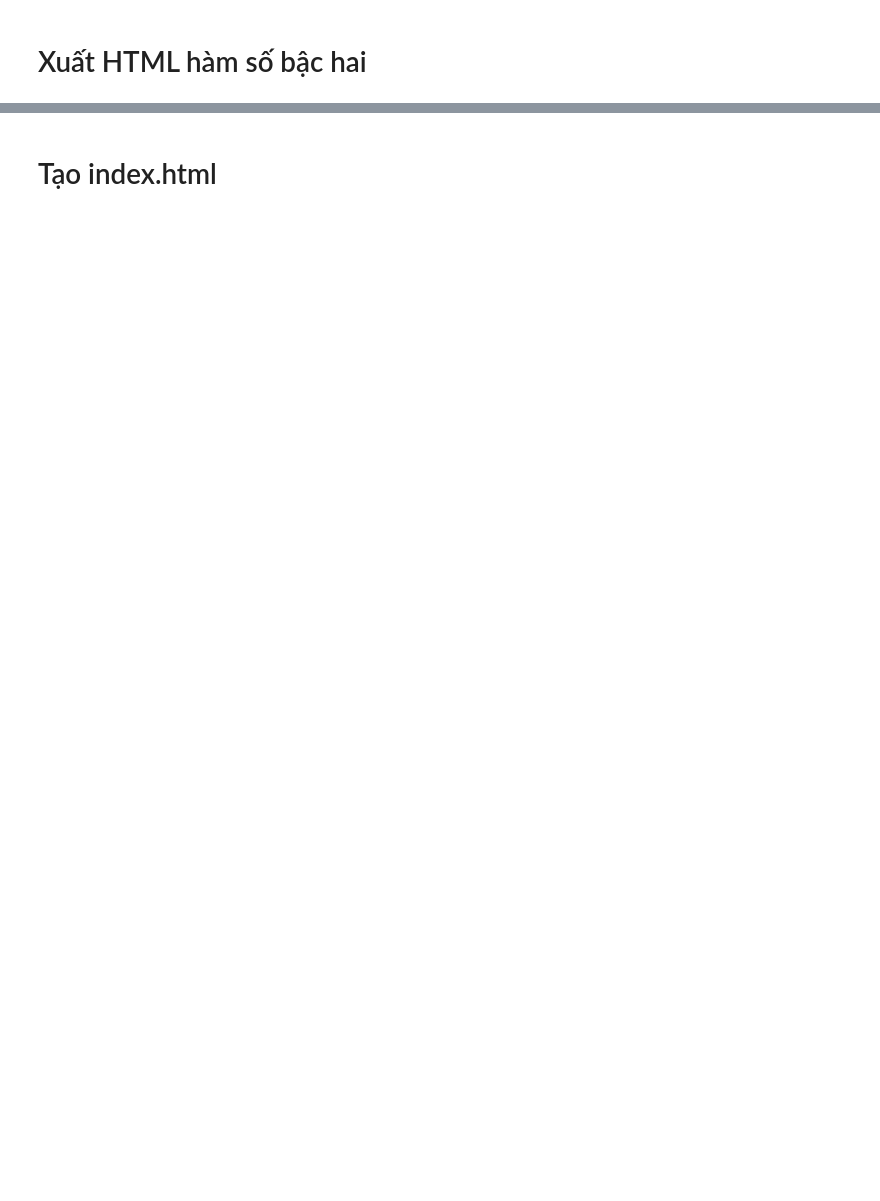
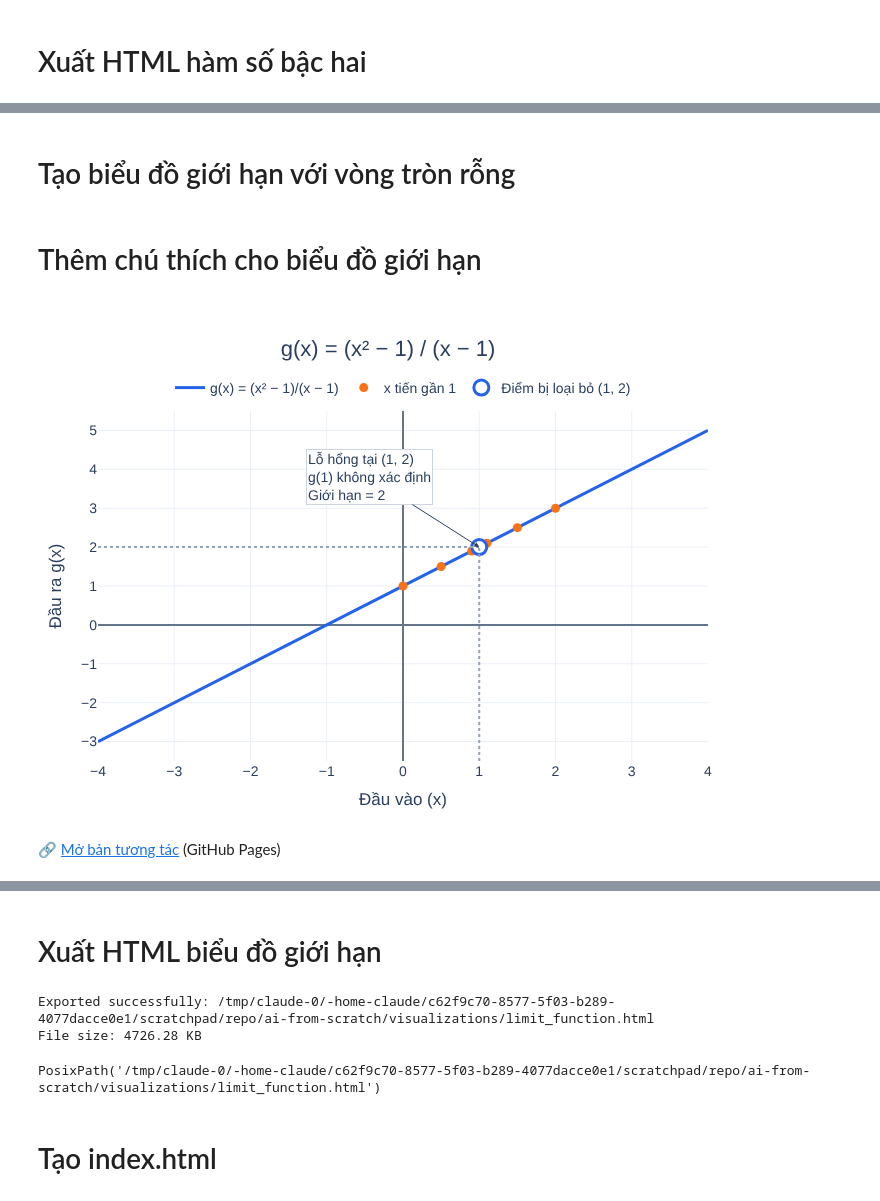
Before and after one commit to tlh222k/ai-from-scratch, a Jupyter notebook: visualizations/notebooks/function_visualization.ipynb, the cells around one changed output, grey strips where cells are left out. Drawn from its saved outputs; the diff is of its cells as text; code cells hidden in the pictures; blank space fills up the shorter version.

```diff
--- a/visualizations/notebooks/function_visualization.ipynb
+++ b/visualizations/notebooks/function_visualization.ipynb
@@ -847,0 +915,2 @@ WindowsPath('D:/lh222k/ai-from-scratch/visualizations/quadratic_function.html')
+# %% [markdown]
+# Tạo biểu đồ giới hạn với vòng tròn rỗng
@@ -847,0 +1057,56 @@ WindowsPath('D:/lh222k/ai-from-scratch/visualizations/quadratic_function.html')
+# %% [markdown]
+# Thêm chú thích cho biểu đồ giới hạn
+# %%
+limit_caption = r"""
+Xét hàm số \(g(x)=\dfrac{x^2-1}{x-1}\). Hàm số này
+<strong>không xác định tại \(x=1\)</strong> vì mẫu số bằng 0
+(\(g(1)=\dfrac{0}{0}\)).
+
+<br><br>
+
+Với mọi \(x\neq 1\), ta có thể rút gọn:
+
+\[
+g(x)=\frac{(x-1)(x+1)}{x-1}=x+1
+\]
+
+Vì vậy, đồ thị của \(g(x)\) là
+<strong>đường thẳng \(y=x+1\) bị loại bỏ một điểm duy nhất</strong>
+tại \((1,2)\), được biểu thị bằng một
+<strong>vòng tròn rỗng</strong>.
+
+<br><br>
+
+<strong>Giới hạn (limit)</strong> khi \(x\) tiến đến 1 là giá trị
+\(y\) mà hàm số tiến gần đến, tức là 2:
+
+\[
+\lim_{x\to 1}\frac{x^2-1}{x-1}=2
+\]
+
+Các điểm màu cam cho thấy: khi \(x\) tiến gần 1 từ bên trái
+(0,9; 0,99) hoặc từ bên phải (1,1; 1,01), giá trị \(g(x)\)
+đều tiến gần 2.
+
+<br>
+
+<strong>Ý tưởng chính:</strong>
+
+Giới hạn chỉ quan tâm hàm số <em>tiến gần</em> đến giá trị nào,
+không yêu cầu hàm số phải xác định tại điểm đó.
+Ở đây \(g(1)\) không tồn tại, nhưng giới hạn vẫn bằng 2.
+"""
+
+
+add_caption(
+    fig=fig_limit,
+
+    caption=limit_caption,
+
+    title="Tìm hiểu giới hạn và điểm bị loại bỏ",
+
+    html_name="limit_function.html"
+)
+# %% [output]
+[figure, added]
+🔗 Mở bản tương tác (GitHub Pages)
@@ -848,3 +1114,21 @@ WindowsPath('D:/lh222k/ai-from-scratch/visualizations/quadratic_function.html')
+# %% [markdown]
+# Xuất HTML biểu đồ giới hạn
+# %%
+export_figure(
+    fig=fig_limit,
+
+    filename="limit_function.html",
+
+    caption=limit_caption,
+
+    caption_title="Tìm hiểu giới hạn và điểm bị loại bỏ",
+
+    page_title="Giới hạn của hàm số - AI From Scratch"
+)
+# %% [output]
+Exported successfully: /tmp/claude-0/-home-claude/c62f9c70-8577-5f03-b289-4077dacce0e1/scratchpad/repo/ai-from-scratch/visualizations/limit_function.html
+File size: 4726.28 KB
+PosixPath('/tmp/claude-0/-home-claude/c62f9c70-8577-5f03-b289-4077dacce0e1/scratchpad/repo/ai-from-scratch/visualizations/limit_function.html')
 # %% [markdown]
 # Tạo index.html
 # %%
```
Also changed, not shown: parts of 12 cells of this notebook, 4 other files.
